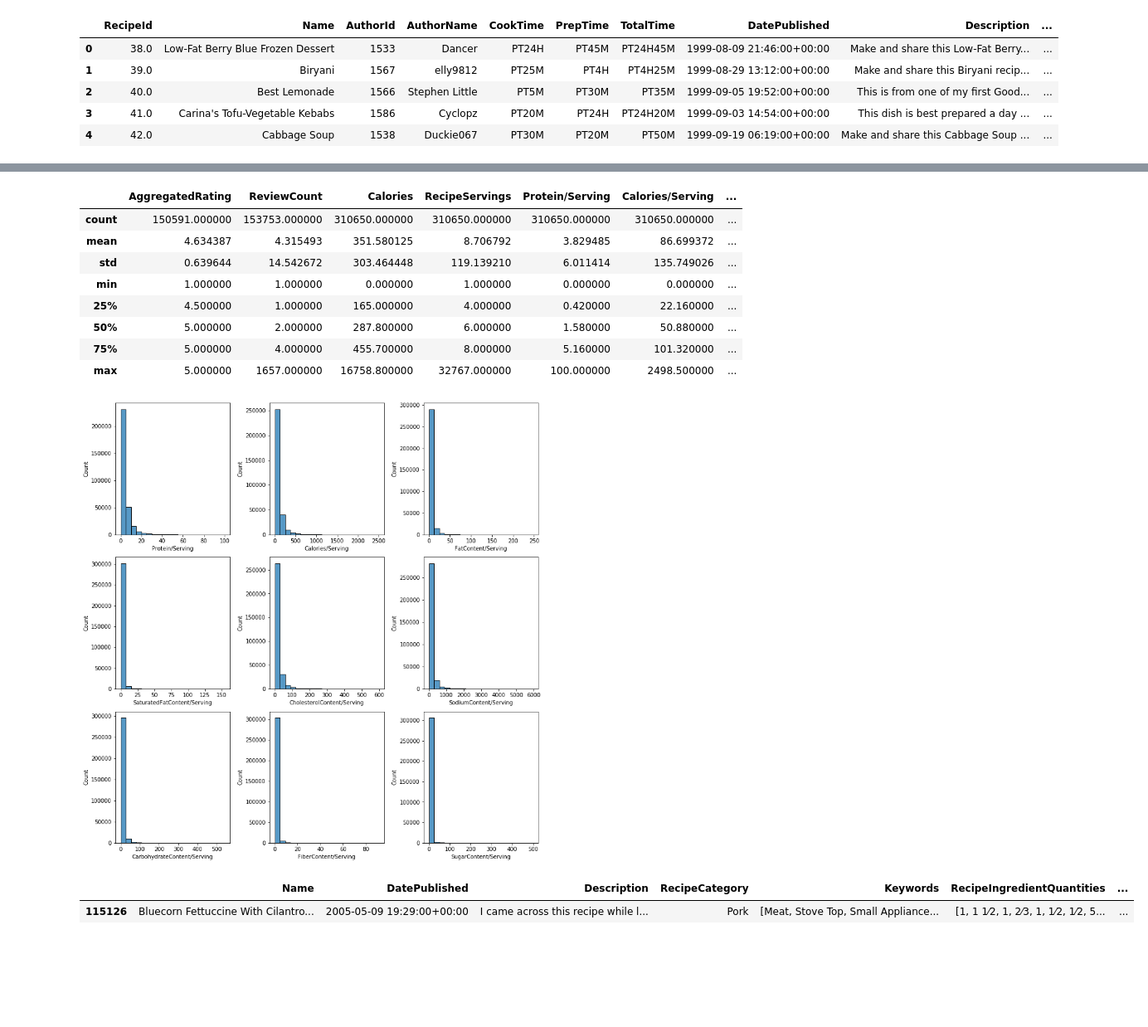
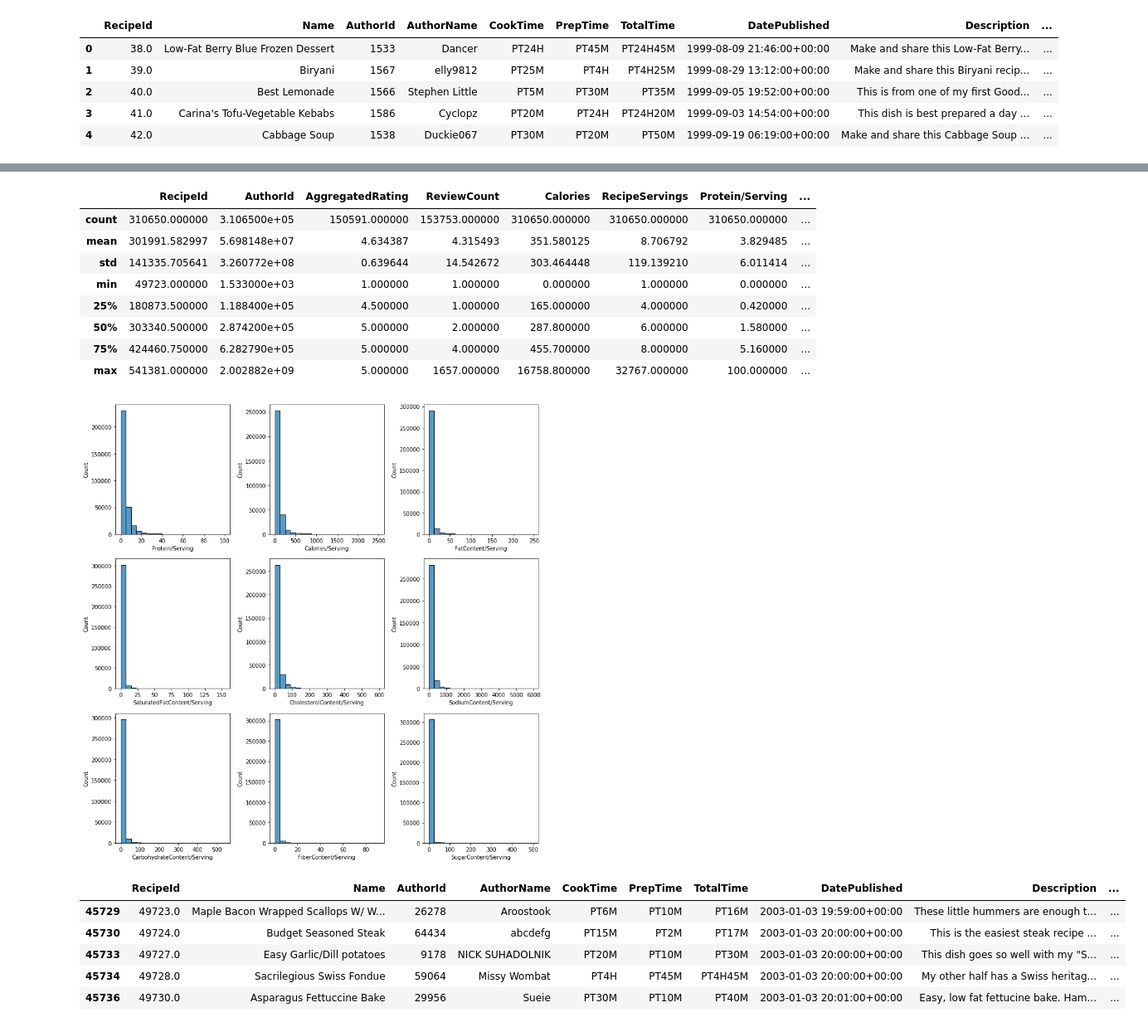
Before and after one commit to RafayKhan2/Brainstation-Capstone, a Jupyter notebook: Rafay_Khan_Capstone_Sprint1.ipynb, the cells around one changed output, grey strips where cells are left out. Shown at 83% size. Cells and saved outputs as stored; diff of their text form; code cells hidden in the pictures; blank space fills up the shorter version.

```diff
--- a/Rafay_Khan_Capstone_Sprint1.ipynb
+++ b/Rafay_Khan_Capstone_Sprint1.ipynb
@@ -47,5 +61,3 @@ Data columns (total 28 columns):
  27  RecipeInstructions          522517 non-null  object
 dtypes: datetime64[ns, UTC](1), float64(13), int32(1), object(13)
 memory usage: 109.6+ MB
-# %%
-nutrition.drop(['RecipeId', 'AuthorName', 'AuthorId', 'Images', 'RecipeYield', 'RecipeInstructions','CookTime', 'PrepTime', 'TotalTime'], axis = 1, inplace = True)
@@ -200,15 +226,15 @@ nutrition = nutrition.loc[nutrition['SugarContent/Serving'] <= 500]
 # %%
 nutrition.describe()
 # %% [output]
-|  | AggregatedRating | ReviewCount | Calories | RecipeServings | Protein/Serving | Calories/Serving | ... |
-| count | 150591.000000 | 153753.000000 | 310650.000000 | 310650.000000 | 310650.000000 | 310650.000000 | ... |
-| mean | 4.634387 | 4.315493 | 351.580125 | 8.706792 | 3.829485 | 86.699372 | ... |
-| std | 0.639644 | 14.542672 | 303.464448 | 119.139210 | 6.011414 | 135.749026 | ... |
-| min | 1.000000 | 1.000000 | 0.000000 | 1.000000 | 0.000000 | 0.000000 | ... |
-| 25% | 4.500000 | 1.000000 | 165.000000 | 4.000000 | 0.420000 | 22.160000 | ... |
-| 50% | 5.000000 | 2.000000 | 287.800000 | 6.000000 | 1.580000 | 50.880000 | ... |
-| 75% | 5.000000 | 4.000000 | 455.700000 | 8.000000 | 5.160000 | 101.320000 | ... |
-| max | 5.000000 | 1657.000000 | 16758.800000 | 32767.000000 | 100.000000 | 2498.500000 | ... |
+|  | RecipeId | AuthorId | AggregatedRating | ReviewCount | Calories | RecipeServings | Protein/Serving | ... |
+| count | 310650.000000 | 3.106500e+05 | 150591.000000 | 153753.000000 | 310650.000000 | 310650.000000 | 310650.000000 | ... |
+| mean | 301991.582997 | 5.698148e+07 | 4.634387 | 4.315493 | 351.580125 | 8.706792 | 3.829485 | ... |
+| std | 141335.705641 | 3.260772e+08 | 0.639644 | 14.542672 | 303.464448 | 119.139210 | 6.011414 | ... |
+| min | 49723.000000 | 1.533000e+03 | 1.000000 | 1.000000 | 0.000000 | 1.000000 | 0.000000 | ... |
+| 25% | 180873.500000 | 1.188400e+05 | 4.500000 | 1.000000 | 165.000000 | 4.000000 | 0.420000 | ... |
+| 50% | 303340.500000 | 2.874200e+05 | 5.000000 | 2.000000 | 287.800000 | 6.000000 | 1.580000 | ... |
+| 75% | 424460.750000 | 6.282790e+05 | 5.000000 | 4.000000 | 455.700000 | 8.000000 | 5.160000 | ... |
+| max | 541381.000000 | 2.002882e+09 | 5.000000 | 1657.000000 | 16758.800000 | 32767.000000 | 100.000000 | ... |
 # %%
 plt.subplots(3, 3, figsize = (12,12))
 
@@ -243,10 +269,14 @@ plt.tight_layout()  # makes sure there is no overlap in plots
 
 plt.show()
 # %% [output]
-[figure, old version]
+[figure, new version]
 # %%
 # Now that our database has been cleaned and established lets try to reccomend certain dishes
-nutrition.sample()
+nutrition.head()
 # %% [output]
-|  | Name | DatePublished | Description | RecipeCategory | Keywords | RecipeIngredientQuantities | ... |
-| 115126 | Bluecorn Fettuccine With Cilantro... | 2005-05-09 19:29:00+00:00 | I came across this recipe while l... | Pork | [Meat, Stove Top, Small Appliance... | [1, 1 1⁄2, 1, 2⁄3, 1, 1⁄2, 1⁄2, 5... | ... |
+|  | RecipeId | Name | AuthorId | AuthorName | CookTime | PrepTime | TotalTime | DatePublished | Description | ... |
+| 45729 | 49723.0 | Maple Bacon Wrapped Scallops W/ W... | 26278 | Aroostook | PT6M | PT10M | PT16M | 2003-01-03 19:59:00+00:00 | These little hummers are enough t... | ... |
+| 45730 | 49724.0 | Budget Seasoned Steak | 64434 | abcdefg | PT15M | PT2M | PT17M | 2003-01-03 20:00:00+00:00 | This is the easiest steak recipe ... | ... |
+| 45733 | 49727.0 | Easy Garlic/Dill potatoes | 9178 | NICK SUHADOLNIK | PT20M | PT10M | PT30M | 2003-01-03 20:00:00+00:00 | This dish goes so well with my "S... | ... |
+| 45734 | 49728.0 | Sacrilegious Swiss Fondue | 59064 | Missy Wombat | PT4H | PT45M | PT4H45M | 2003-01-03 20:00:00+00:00 | My other half has a Swiss heritag... | ... |
+| 45736 | 49730.0 | Asparagus Fettuccine Bake | 29956 | Sueie | PT30M | PT10M | PT40M | 2003-01-03 20:01:00+00:00 | Easy, low fat fettucine bake. Ham... | ... |
```
Also changed, not shown: parts of 22 cells of this notebook.
